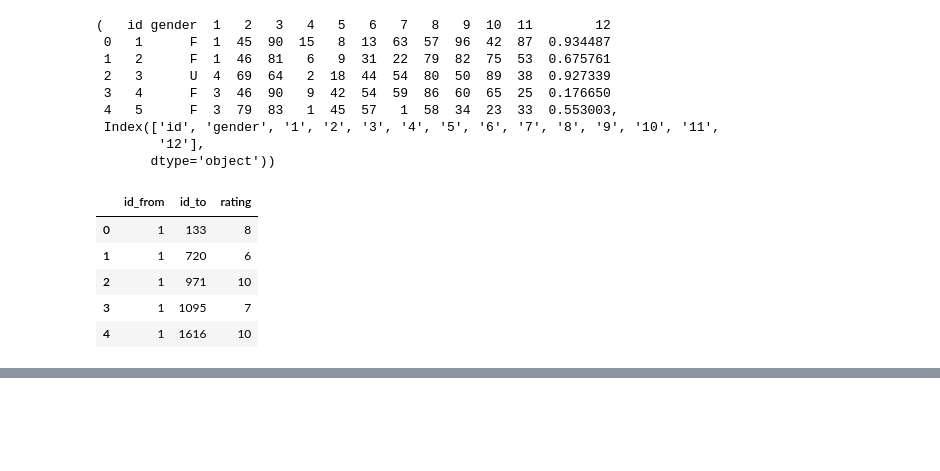
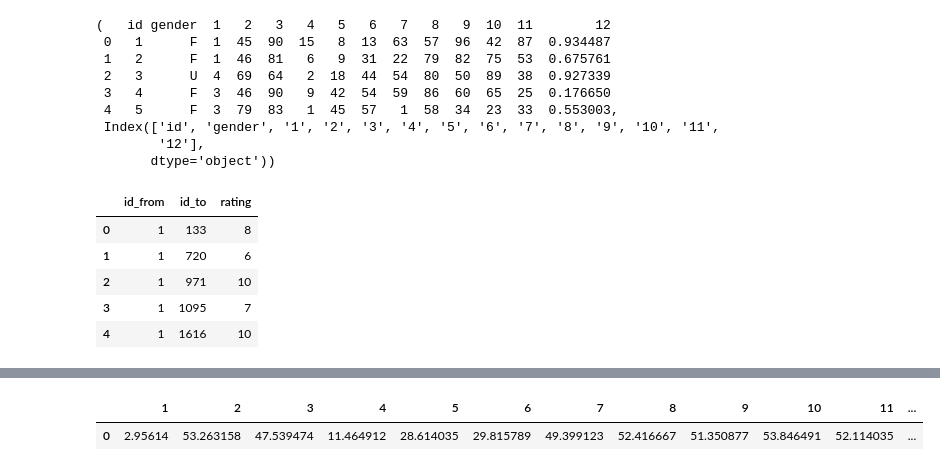
Before and after one commit to MikhailBolt/school_DS, a Jupyter notebook: Школа_DS_Итоговый_проект[Болтышев_Михаил].ipynb, the cells around one changed output, grey strips where cells are left out. Cells and saved outputs as stored; diff of their text form; code cells hidden in the pictures; blank space fills up the shorter version.

```diff
--- a/Школа_DS_Итоговый_проект[Болтышев_Михаил].ipynb
+++ b/Школа_DS_Итоговый_проект[Болтышев_Михаил].ipynb
@@ -139,0 +142,6 @@ print(recommendations)
+# %%
+mean_values = filtered_info_features.mean().to_frame().T
+mean_values
+# %% [output]
+|  | 1 | 2 | 3 | 4 | 5 | 6 | 7 | 8 | 9 | 10 | 11 | ... |
+| 0 | 2.95614 | 53.263158 | 47.539474 | 11.464912 | 28.614035 | 29.815789 | 49.399123 | 52.416667 | 51.350877 | 53.846491 | 52.114035 | ... |
```
Also changed, not shown: parts of 21 cells of this notebook.
